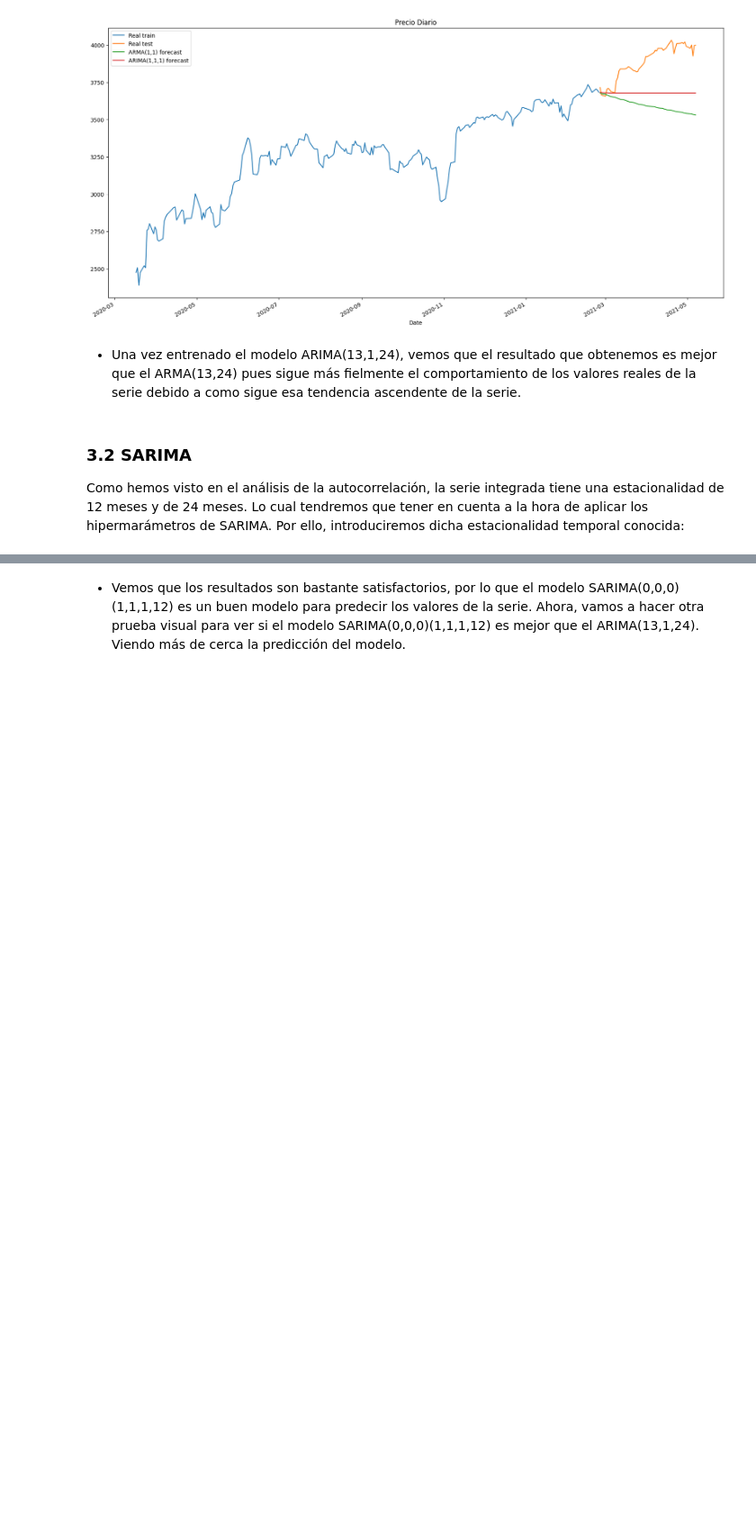
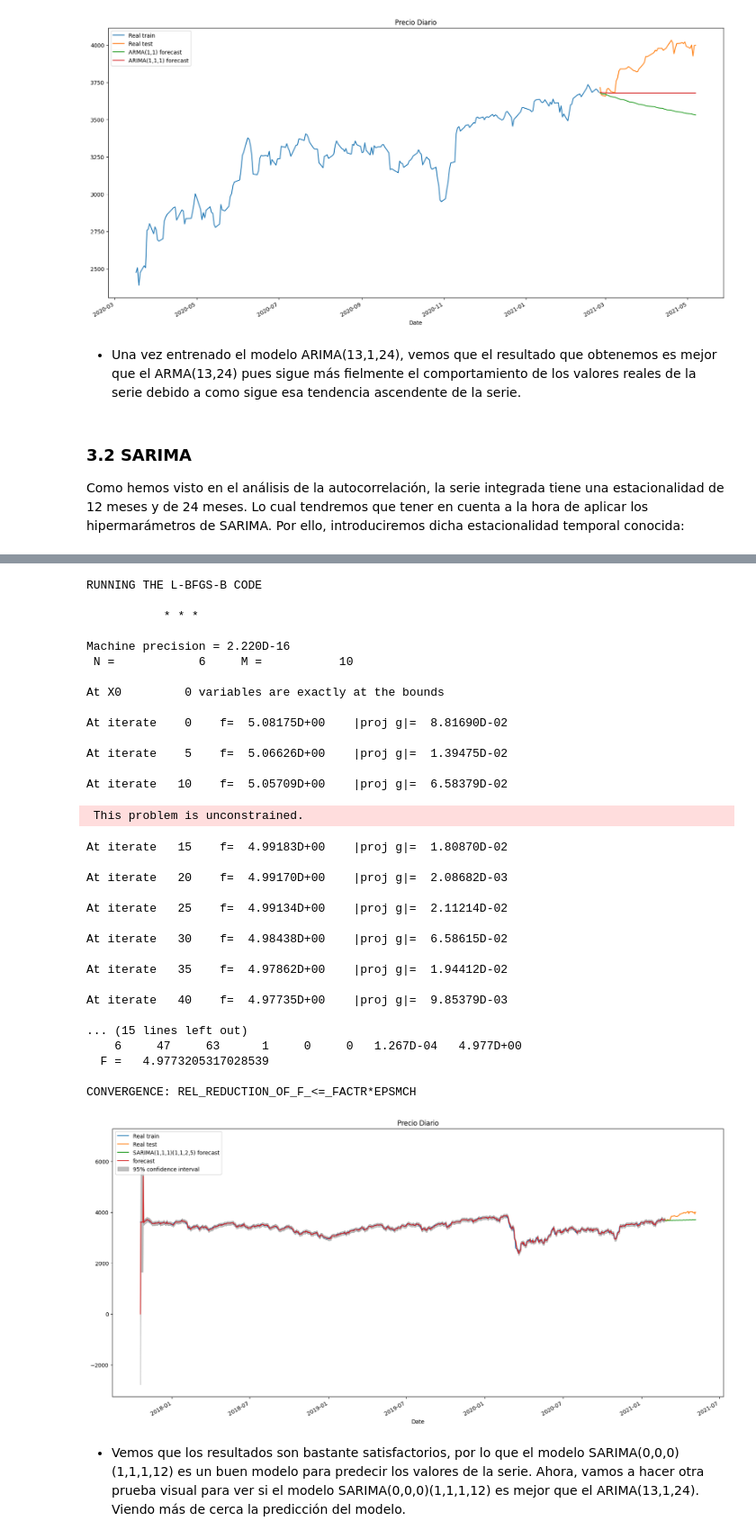
Before and after one commit to AlejandroPqLz/StockPrediction, a Jupyter notebook: DCDC_PrácticaFinal_Predicción de Stock.ipynb, the cells around one changed output, grey strips where cells are left out. Shown at 90% size. Cells and saved outputs as stored; diff of their text form; code cells hidden in the pictures; blank space fills up the shorter version.

```diff
--- a/DCDC_PrácticaFinal_Predicción de Stock.ipynb
+++ b/DCDC_PrácticaFinal_Predicción de Stock.ipynb
@@ -738,16 +808,51 @@ resultsSarima.summary()
 # %%
 fig, ax = plt.subplots()
-ax = wd_train.Passengers.plot(ax=ax,figsize=(20,10), title = "Monthly Passengers", label='Real train')
-ax = wd_test.Passengers.plot(ax=ax,figsize=(20,10), title = "Monthly Passengers", label='Real test')
+ax = wd_train.Open.plot(ax=ax,figsize=(20,10), title = "Precio Diario", label='Real train')
+ax = wd_test.Open.plot(ax=ax,figsize=(20,10), title = "Precio Diario", label='Real test')
 
-model_sarima = SARIMAX(wd_train.Passengers, order=(1,1,0),seasonal_order=(1,1,2,12),enforce_invertibility=False)
+model_sarima = SARIMAX(wd_train.Open, order=(1,1,1),seasonal_order=(1,1,2,5),enforce_invertibility=False)
 results_sarima = model_sarima.fit()
-results_sarimafore = results_sarima.forecast(steps=24)
+results_sarimafore = results_sarima.forecast(steps=50)
+results_sarimafore.index=wd_test.Open.index
 
-ax = results_sarimafore.plot(ax=ax,label='SARIMA(1,1,0)(1,1,2,12) forecast')
+ax = results_sarimafore.plot(ax=ax,label='SARIMA(1,1,1)(1,1,2,5) forecast')
 plot_predict(results_sarima, dynamic=False,ax=ax)
 plt.legend(loc="upper left")
 plt.show()
+# %% [output]
+RUNNING THE L-BFGS-B CODE
+
+           * * *
+
+Machine precision = 2.220D-16
+ N =            6     M =           10
+
+At X0         0 variables are exactly at the bounds
+
+At iterate    0    f=  5.08175D+00    |proj g|=  8.81690D-02
+
+At iterate    5    f=  5.06626D+00    |proj g|=  1.39475D-02
+
+At iterate   10    f=  5.05709D+00    |proj g|=  6.58379D-02
+ This problem is unconstrained.
+At iterate   15    f=  4.99183D+00    |proj g|=  1.80870D-02
+
+At iterate   20    f=  4.99170D+00    |proj g|=  2.08682D-03
+
+At iterate   25    f=  4.99134D+00    |proj g|=  2.11214D-02
+
+At iterate   30    f=  4.98438D+00    |proj g|=  6.58615D-02
+
+At iterate   35    f=  4.97862D+00    |proj g|=  1.94412D-02
+
+At iterate   40    f=  4.97735D+00    |proj g|=  9.85379D-03
+
+... (15 lines left out)
+    6     47     63      1     0     0   1.267D-04   4.977D+00
+  F =   4.9773205317028539
+
+CONVERGENCE: REL_REDUCTION_OF_F_<=_FACTR*EPSMCH
+[figure, added]
 # %% [markdown]
 - Vemos que los resultados son bastante satisfactorios, por lo que el modelo SARIMA(0,0,0)(1,1,1,12) es un buen modelo para predecir los valores de la serie. Ahora, vamos a hacer otra prueba visual para ver si el modelo SARIMA(0,0,0)(1,1,1,12) es mejor que el ARIMA(13,1,24). Viendo más de cerca la predicción del modelo.
 # %%
```
Also changed, not shown: parts of 21 cells of this notebook.
